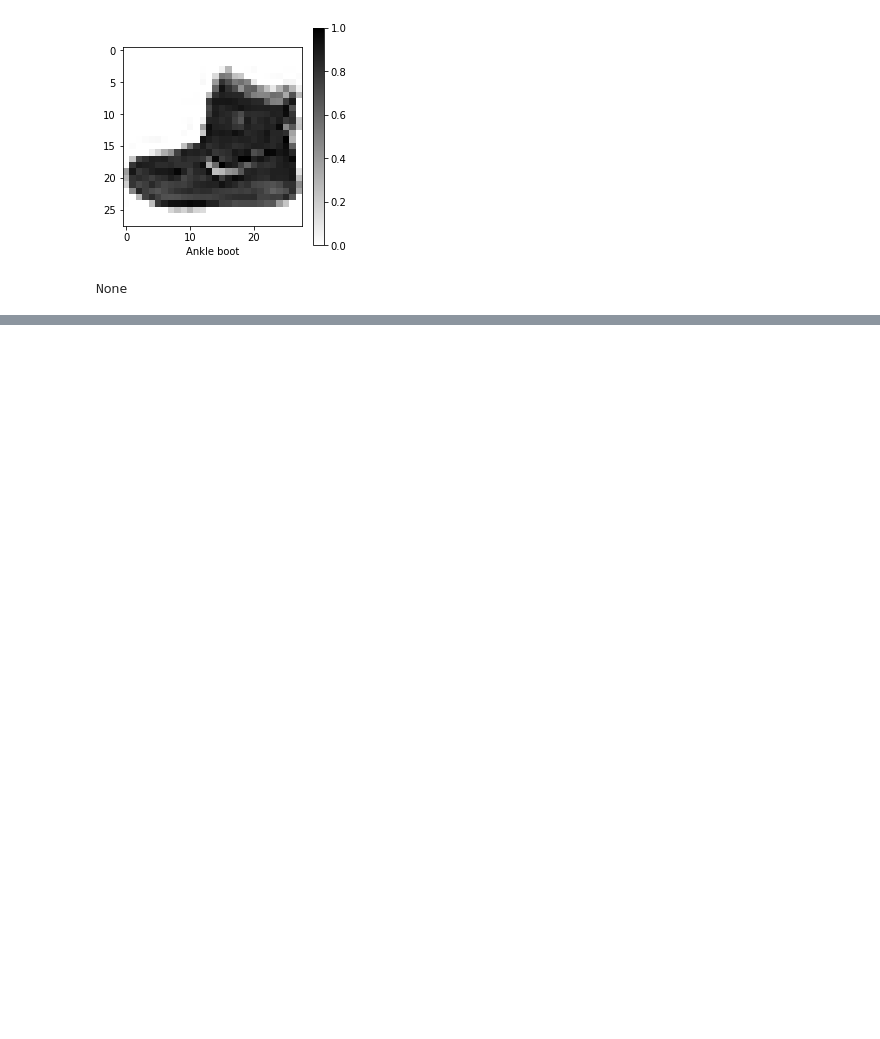
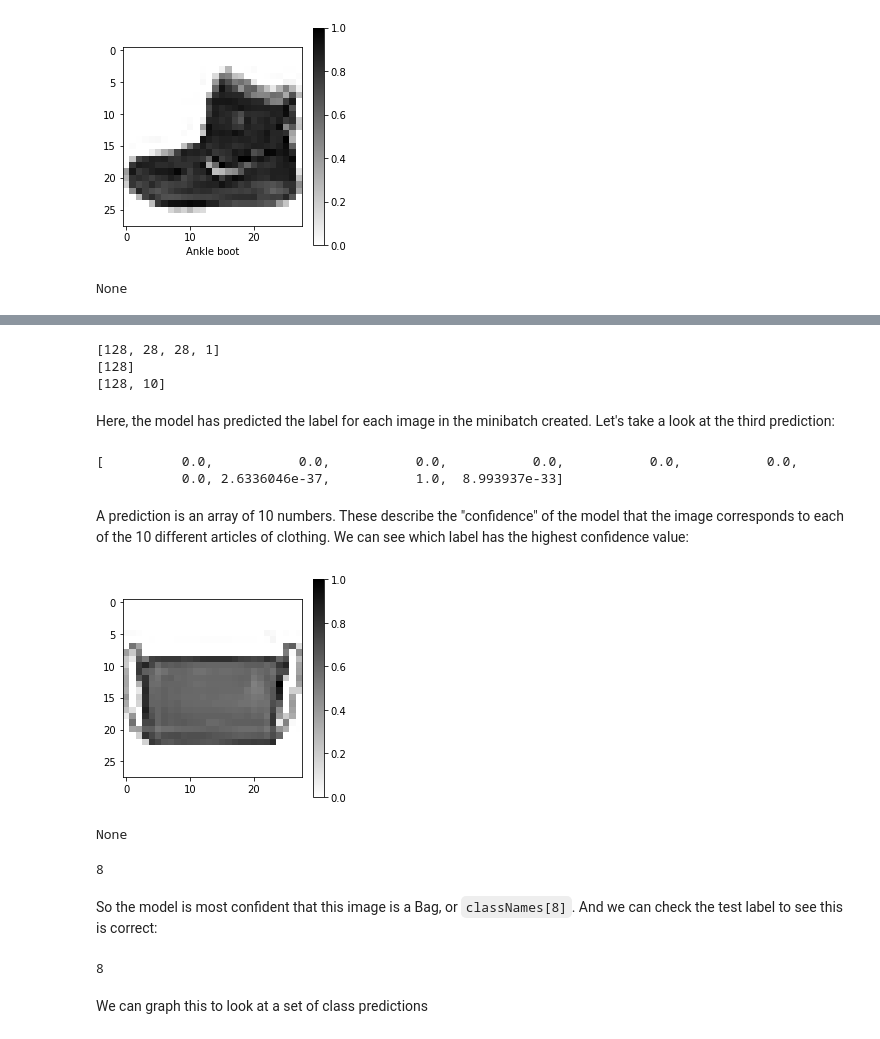
Before and after one commit to F20170604/S4TF-Tutorials, a Jupyter notebook: S4TF_Tutorial_4.ipynb, the cells around one changed output, grey strips where cells are left out. Cells and saved outputs as stored; diff of their text form; code cells hidden in the pictures; blank space fills up the shorter version.

```diff
--- a/S4TF_Tutorial_4.ipynb
+++ b/S4TF_Tutorial_4.ipynb
@@ -263,0 +438,51 @@ Beginning training...
+# %%
+print(x.shape)
+print(y.shape)
+print(predictions.shape)
+# %% [output]
+[128, 28, 28, 1]
+[128]
+[128, 10]
+# %% [markdown]
+Here, the model has predicted the label for each image in the minibatch created. Let's take a look at the third prediction:
+# %%
+print(predictions[2])
+# %% [output]
+[          0.0,           0.0,           0.0,           0.0,           0.0,           0.0,
+           0.0, 2.6336046e-37,           1.0,  8.993937e-33]
+# %% [markdown]
+A prediction is an array of 10 numbers. These describe the "confidence" of the model that the image corresponds to each of the 10 different articles of clothing. We can see which label has the highest confidence value:
+# %%
+let thirdTrainImage = x[2]
+let thirdTrainLabel: Int = Int((y[2].scalars)[0])
+let numpyArray = thirdTrainImage.makeNumpyArray().reshape(28, 28)
+
+//print("thirdTrainImage type:", type(of: thirdTrainImage))
+//print("numpyArray Swift type:", type(of: numpyArray))
+//print("numpyArray Python type:", Python.type(numpyArray))
+
+//print(thirdTrainImage)
+//print(numpyArray)
+//print(numpyArray.shape)
+
+let cmap = plt.cm.binary
+plt.figure(figsize: [4, 4])
+plt.imshow(numpyArray, cmap)
+plt.colorbar()
+plt.grid(false)
+plt.show()
+# %% [output]
+[figure, added]
+None
+# %%
+predictions[2].argmax()
+# %% [output]
+8
+# %% [markdown]
+So the model is most confident that this image is a Bag, or `classNames[8]`. And we can check the test label to see this is correct:
+# %%
+y[2]
+# %% [output]
+8
+# %% [markdown]
+We can graph this to look at a set of class predictions
```
Also changed, not shown: parts of 44 cells of this notebook.
